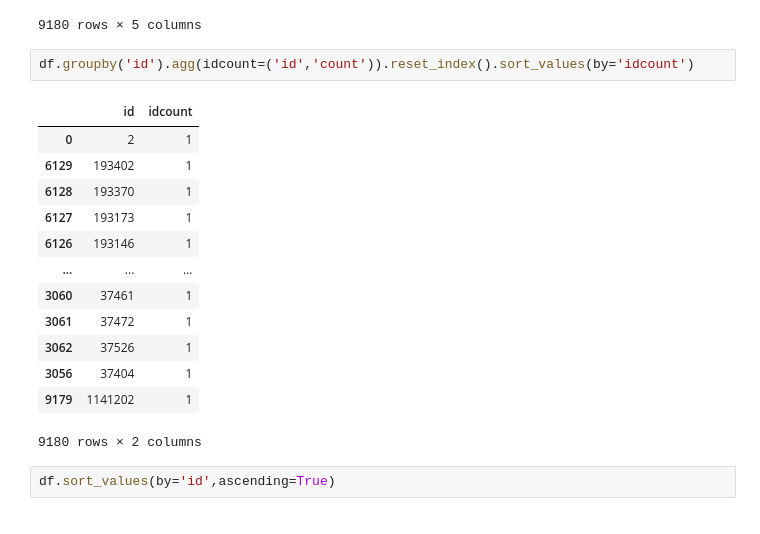
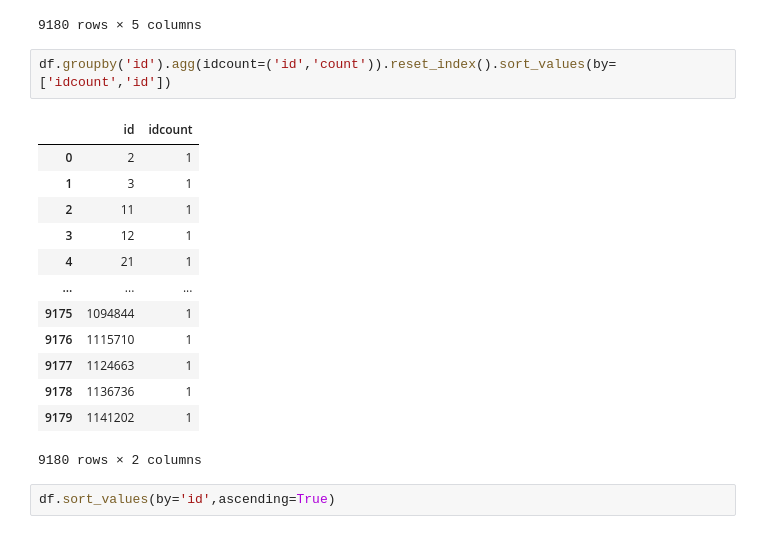
Before and after one commit to DK-Hieu/PTPM_project, a Jupyter notebook: Kaggle_db.ipynb, the cells around one changed output. Cells and saved outputs as stored; diff of their text form.

```diff
--- a/Kaggle_db.ipynb
+++ b/Kaggle_db.ipynb
@@ -225,19 +225,19 @@ df
 | 9179 | Overheard Collection | /6D9bfAqurw5R980tP5JhuYhgwpo.jpg | /jEgtCWNN2aIIcruElwg9tXmgPR5.jpg | 324703 | 262137 |
 9180 rows × 5 columns
 # %%
-df.groupby('id').agg(idcount=('id','count')).reset_index().sort_values(by='idcount')
+df.groupby('id').agg(idcount=('id','count')).reset_index().sort_values(by=['idcount','id'])
 # %% [output]
 |  | id | idcount |
 | 0 | 2 | 1 |
-| 6129 | 193402 | 1 |
-| 6128 | 193370 | 1 |
-| 6127 | 193173 | 1 |
-| 6126 | 193146 | 1 |
+| 1 | 3 | 1 |
+| 2 | 11 | 1 |
+| 3 | 12 | 1 |
+| 4 | 21 | 1 |
 | ... | ... | ... |
-| 3060 | 37461 | 1 |
-| 3061 | 37472 | 1 |
-| 3062 | 37526 | 1 |
-| 3056 | 37404 | 1 |
+| 9175 | 1094844 | 1 |
+| 9176 | 1115710 | 1 |
+| 9177 | 1124663 | 1 |
+| 9178 | 1136736 | 1 |
 | 9179 | 1141202 | 1 |
 9180 rows × 2 columns
 # %%
```
Also changed, not shown: parts of 3 cells of this notebook, 16 other files.
